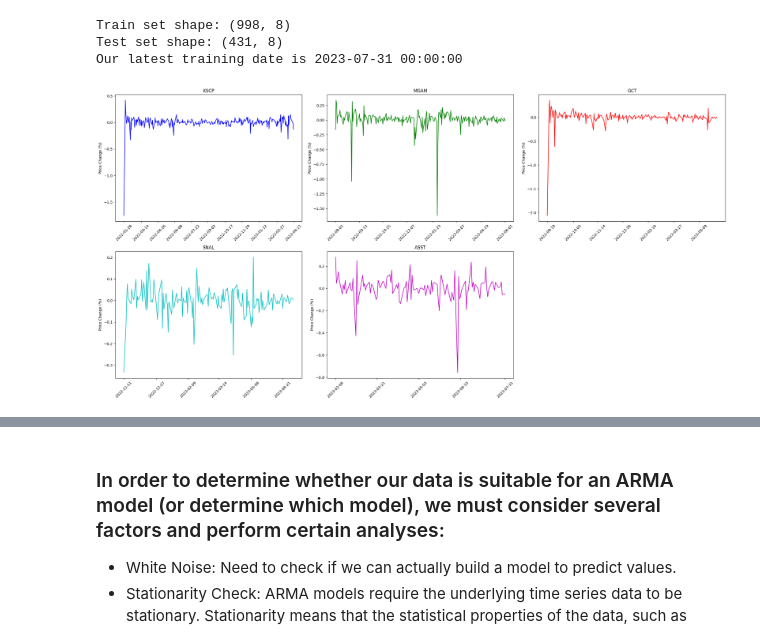
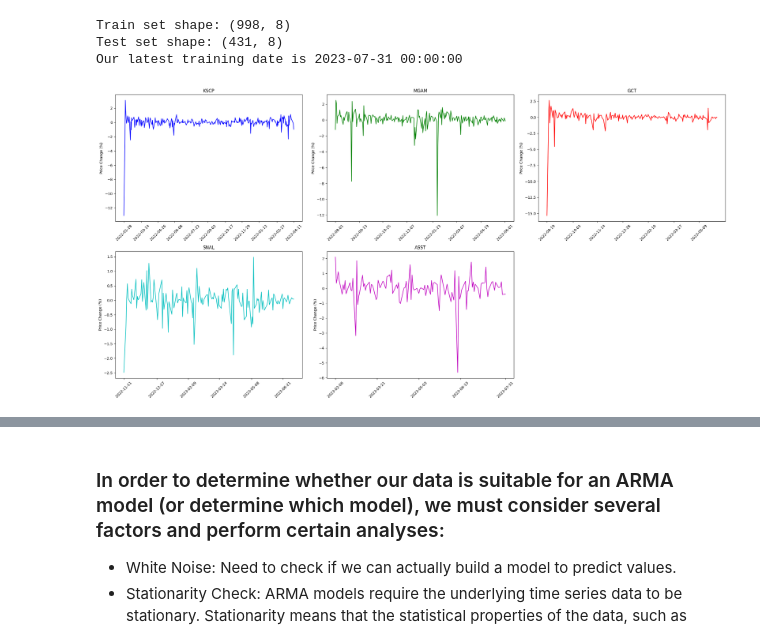
Before and after one commit to carefulDoppelganger/NotebookSamples, a Jupyter notebook: Model/simple_model.ipynb, the cells around one changed output, grey strips where cells are left out. Saved outputs shown, nothing was run; the diff lists cells and outputs as text; code cells hidden in the pictures.

```diff
--- a/Model/simple_model.ipynb
+++ b/Model/simple_model.ipynb
@@ -163,36 +163,36 @@ Our latest training date is 2023-07-31 00:00:00
 # %%
 import matplotlib.pyplot as plt
 
 fig, axes = plt.subplots(2, 3, figsize=(24, 12))
 colors = ["b", "g", "r", "c", "m"]
 
 # Get unique ticker names
-unique_tickers = train["TickerName"].unique()
+unique_tickers = train_scaled["TickerName"].unique()
 
 for index, i in enumerate(unique_tickers):  # Exclude the last ticker
     # Calculate row and column indices for the subplot
     row_index, col_index = divmod(index, 3)
 
     # Select the appropriate subplot using row and column indices
     ax = axes[row_index, col_index]
 
-    temporary = train[train["TickerName"] == i]
+    temporary = train_scaled[train_scaled["TickerName"] == i]
 
     # Plot data on the selected subplot
     ax.plot(temporary["date"], temporary["close"], label=i, color=colors[index])
     ax.set_xticks(temporary["date"].unique()[0:len(temporary["date"].unique()):30])
     ax.set_ylabel("Price Change (%)")
     ax.tick_params(axis='x', rotation=45)  # Rotate x-axis labels
     ax.set_title(i)  # Set subplot title if needed
 
 
 # Remove the last subplot
 fig.delaxes(axes[1, 2])
 
 plt.tight_layout()  # Adjust subplot layout
 plt.show()
 # %% [output]
-[figure, old version]
+[figure, new version]
 # %%
 from statsmodels.tsa.stattools import adfuller, acf, pacf
 
```
Also changed, not shown: parts of 3 cells of this notebook.
